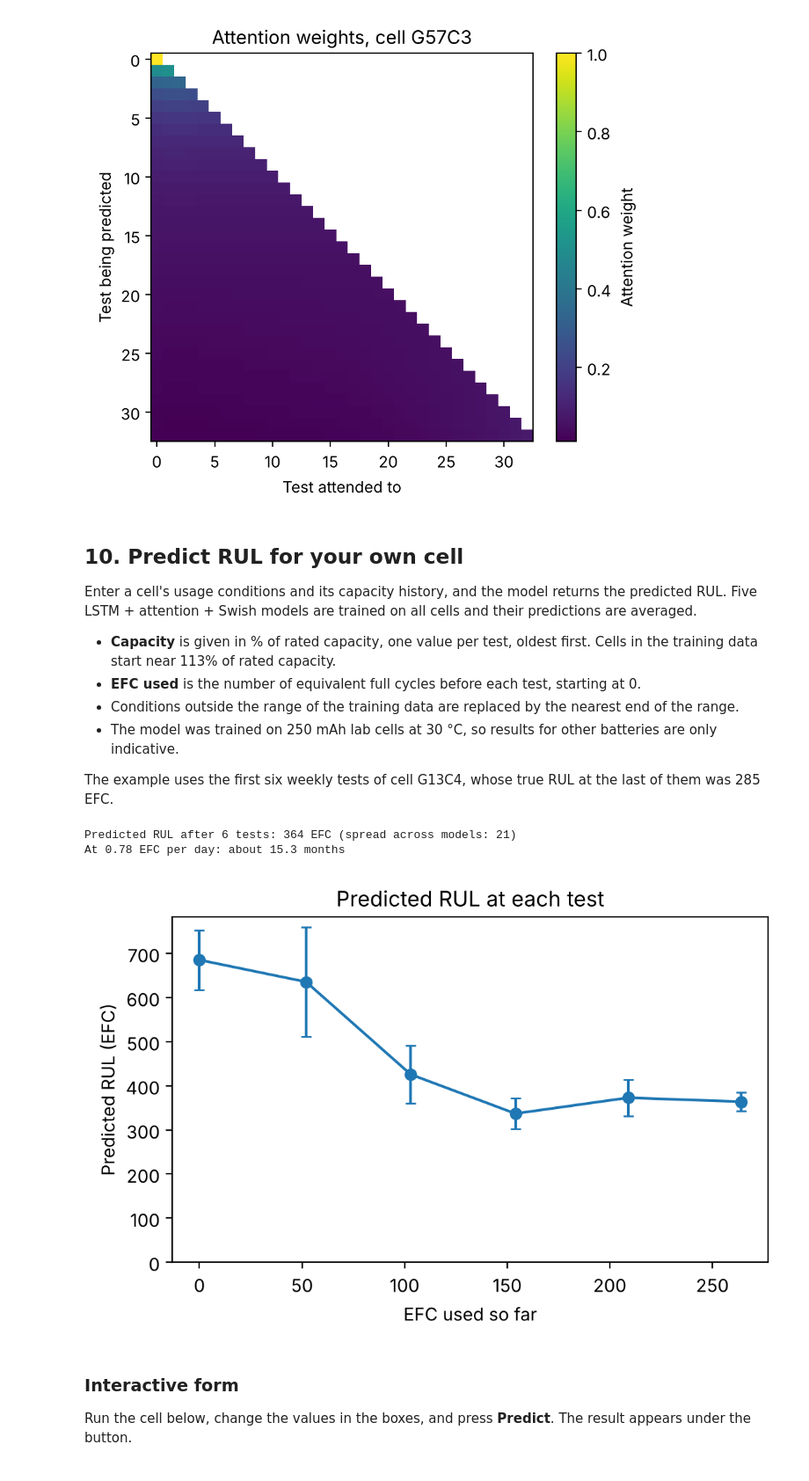
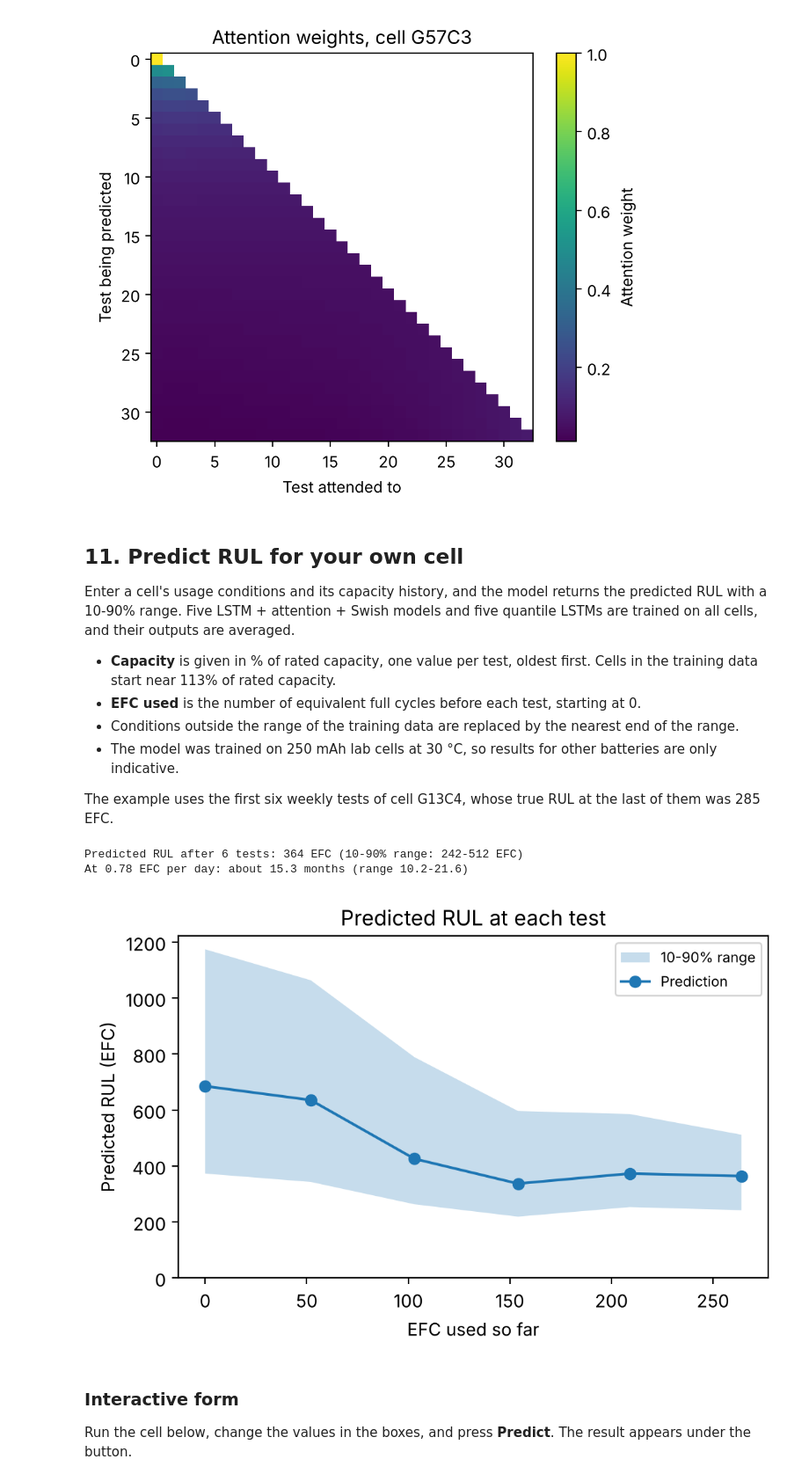
Before and after one commit to junbo9/battery-rul-lstm-attention, a Jupyter notebook: 02_train_models.ipynb, the cells around one changed output. Shown at 88% size. Drawn from its saved outputs; the diff is of its cells as text; code cells hidden in the pictures.

```diff
--- a/02_train_models.ipynb
+++ b/02_train_models.ipynb
@@ -407,0 +498,19 @@ Median error stays at or below 10% of total life from 8 tests
+# %%
+runs = np.array(deep_pred['LSTM + attention + Swish'])            # (five runs, steps)
+intervals = {'Spread of five runs': (runs.min(axis=0), runs.max(axis=0)),
+             'Quantile LSTM, 10-90%': (q_low, q_high)}
+stage_labels = [f'{int(lo * 100)}-{int(hi * 100)}%' for lo, hi in zip(bins[:-1], bins[1:])]
+
+rows = []
+for name, (lo, hi) in intervals.items():
+    inside = (true_rul >= lo) & (true_rul <= hi)
+    width = hi - lo
+    groups = [('All', np.ones(len(inside), dtype=bool))] + [(label, which == b) for b, label in enumerate(stage_labels)]
+    for label, sel in groups:
+        rows.append({'Interval': name, 'Share of life used': label,
+                     'Coverage (%)': 100 * inside[sel].mean(), 'Median width (EFC)': np.median(width[sel])})
+coverage = pd.DataFrame(rows).round(1)
+coverage.to_csv('figures/interval_coverage.csv', index=False)
+print('MAE of the quantile median:', round(np.abs(q_mid - true_rul).mean(), 1), 'EFC')
+coverage.pivot(index='Share of life used', columns='Interval',
+               values=['Coverage (%)', 'Median width (EFC)']).loc[['All'] + stage_labels]
@@ -427,8 +565,8 @@ plt.show()
 # %% [output]
 [figure]
 # %% [markdown]
-## 10. Predict RUL for your own cell
-Enter a cell's usage conditions and its capacity history, and the model returns the predicted RUL. Five LSTM + attention + Swish models are trained on all cells and their predictions are averaged.
+## 11. Predict RUL for your own cell
+Enter a cell's usage conditions and its capacity history, and the model returns the predicted RUL with a 10-90% range. Five LSTM + attention + Swish models and five quantile LSTMs are trained on all cells, and their outputs are averaged.
 
 - **Capacity** is given in % of rated capacity, one value per test, oldest first. Cells in the training data start near 113% of rated capacity.
 - **EFC used** is the number of equivalent full cycles before each test, starting at 0.
@@ -439,9 +577,10 @@ The example uses the first six weekly tests of cell G13C4, whose true RUL at the
 # %%
 final_models = [train_fold(np.arange(len(cell_ids)), np.array([0]), attention=True, activation='swish', seed=s)[1]
                 for s in range(N_SEEDS)]
+final_quantile_models = [train_quantile_fold(np.arange(len(cell_ids)), np.array([0]), seed=s)[1] for s in range(N_SEEDS)]
 
 def predict_rul(capacity_pct, efc_used, c_chg, c_dis, dod):
-    # Returns (mean, spread) of predicted RUL in EFC at every test, from the five final models
+    # Returns the predicted RUL in EFC at every test and its 10-90% range
     cap = np.asarray(capacity_pct, dtype=float) / 100 * 0.25           # % of rated -> Ah
     efc = np.asarray(efc_used, dtype=float)
     if len(cap) == 0 or len(cap) != len(efc):
@@ -461,35 +600,41 @@ def predict_rul(capacity_pct, efc_used, c_chg, c_dis, dod):
     no_padding = torch.zeros(1, len(cap), dtype=torch.bool)
     with torch.no_grad():
         preds = np.array([np.exp(m['model'](m['scale'](x), no_padding).numpy()[0]) for m in final_models])
-    return preds.mean(axis=0), preds.std(axis=0)
+        ranges = np.array([np.exp(np.sort(m['model'](m['scale'](x), no_padding).numpy()[0], axis=-1))
+                           for m in final_quantile_models]).mean(axis=0)
+    return preds.mean(axis=0), ranges[:, 0], ranges[:, 2]
 # %%
 def show_prediction(c_chg, c_dis, dod_pct, capacity_pct, efc_used, efc_per_day):
     # capacity_pct and efc_used are comma-separated text, e.g. "113.7, 100.8, 97.7"
     try:
         capacity = [float(v) for v in capacity_pct.split(',') if v.strip()]
         efc = [float(v) for v in efc_used.split(',') if v.strip()]
-        mean, spread = predict_rul(capacity, efc, c_chg, c_dis, dod_pct / 100)
+        mean, low, high = predict_rul(capacity, efc, c_chg, c_dis, dod_pct / 100)
     except ValueError as problem:
         print('Check the inputs:', problem)
         return
-    print(f'Predicted RUL after {len(efc)} tests: {mean[-1]:.0f} EFC (spread across models: {spread[-1]:.0f})')
+    print(f'Predicted RUL after {len(efc)} tests: {mean[-1]:.0f} EFC (10-90% range: {low[-1]:.0f}-{high[-1]:.0f} EFC)')
     if efc_per_day > 0:
-        print(f'At {efc_per_day} EFC per day: about {mean[-1] / efc_per_day / 30.4:.1f} months')
+        to_months = lambda v: v / efc_per_day / 30.4
+        print(f'At {efc_per_day} EFC per day: about {to_months(mean[-1]):.1f} months '
+              f'(range {to_months(low[-1]):.1f}-{to_months(high[-1]):.1f})')
     fig, ax = plt.subplots(figsize=(6, 3.5))
-    ax.errorbar(efc, mean, yerr=spread, fmt='-o', capsize=3)
+    ax.fill_between(efc, low, high, alpha=0.25, label='10-90% range')
+    ax.plot(efc, mean, '-o', label='Prediction')
+    ax.legend(fontsize=8)
     ax.set_xlabel('EFC used so far'); ax.set_ylabel('Predicted RUL (EFC)')
     ax.set_title('Predicted RUL at each test')
     ax.set_ylim(bottom=0)
     plt.show()
 
 # Example: the first six weekly tests of cell G13C4
 show_prediction(c_chg=3.0, c_dis=0.5, dod_pct=47,
                 capacity_pct='113.7, 100.8, 97.7, 96.6, 96.3, 95.5',
                 efc_used='0, 52, 103, 154, 209, 264', efc_per_day=0.78)
 # %% [output]
-Predicted RUL after 6 tests: 364 EFC (spread across models: 21)
-At 0.78 EFC per day: about 15.3 months
+Predicted RUL after 6 tests: 364 EFC (10-90% range: 242-512 EFC)
+At 0.78 EFC per day: about 15.3 months (range 10.2-21.6)
-[figure, old version]
+[figure, new version]
 # %% [markdown]
 ### Interactive form
 Run the cell below, change the values in the boxes, and press **Predict**. The result appears under the button.
```
Also changed, not shown: parts of 6 cells of this notebook, 3 other files.
